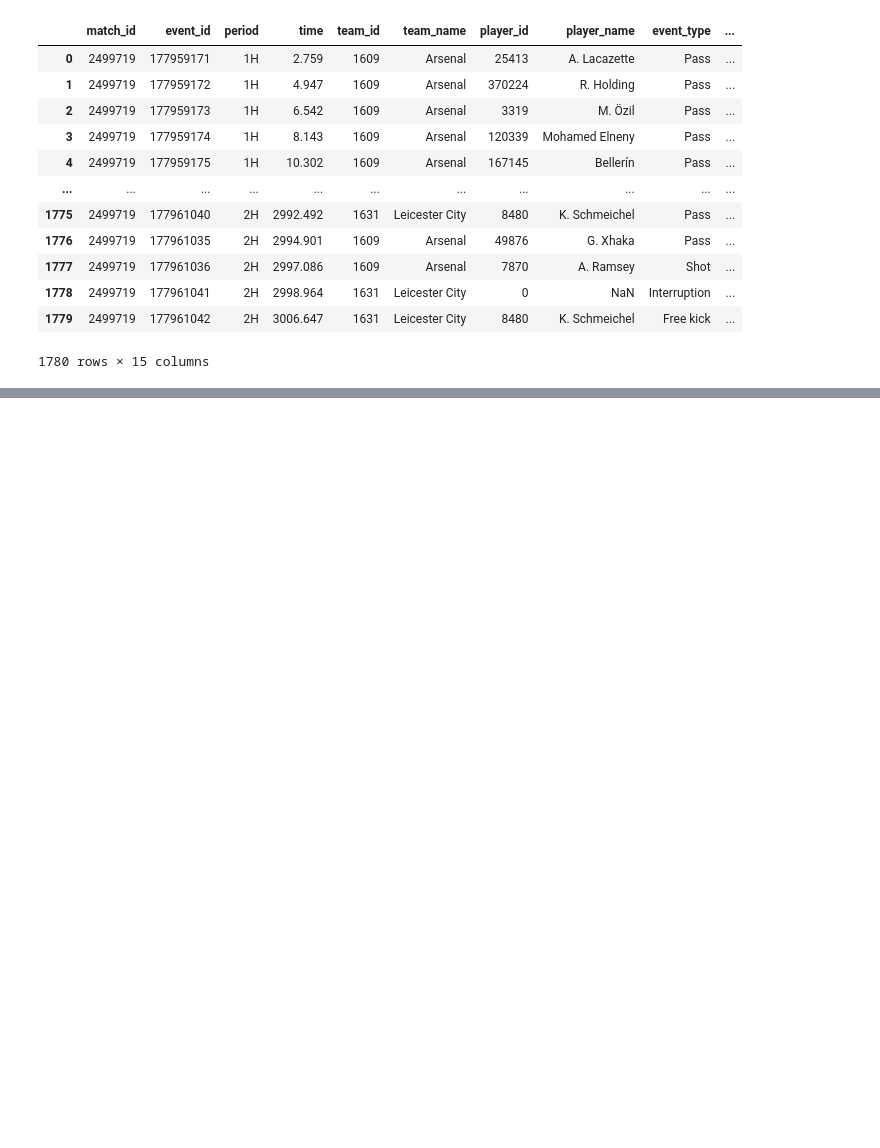
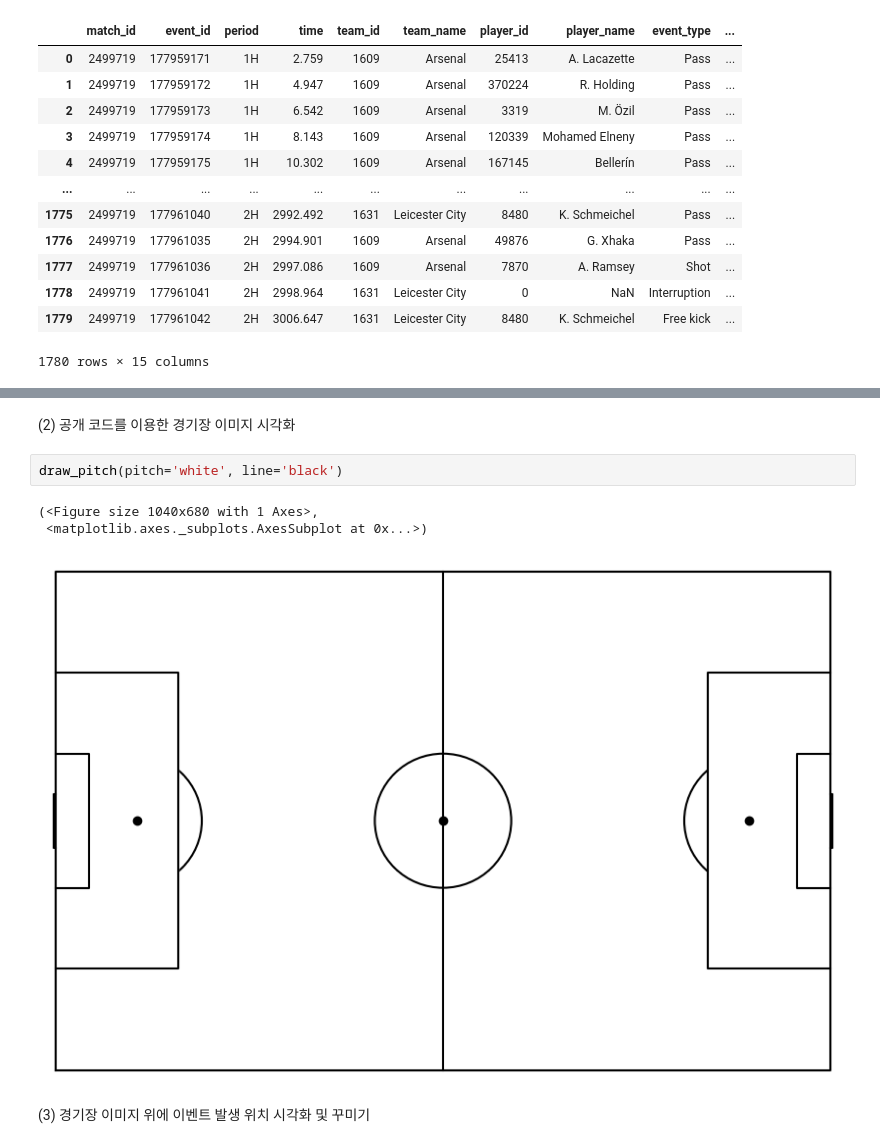
Before and after one commit to narame7/UOS-FootballDataAnalytics-Tutorial, a Jupyter notebook: week4/footballdata_week4.ipynb, the cells around one changed output, grey strips where cells are left out. Saved outputs shown, nothing was run; the diff lists cells and outputs as text; blank space fills up the shorter version.

```diff
--- a/week4/footballdata_week4.ipynb
+++ b/week4/footballdata_week4.ipynb
@@ -33,0 +341,10 @@ match_events[match_events.event_type == "Save attempt"]["sub_event_type"].value_
+# %% [markdown]
+(2) 공개 코드를 이용한 경기장 이미지 시각화
+# %%
+draw_pitch(pitch='white', line='black')
+# %% [output]
+(<Figure size 1040x680 with 1 Axes>,
+ <matplotlib.axes._subplots.AxesSubplot at 0x...>)
+[figure, added]
+# %% [markdown]
+(3) 경기장 이미지 위에 이벤트 발생 위치 시각화 및 꾸미기
```
Also changed, not shown: parts of 68 cells of this notebook, 3 other files.
